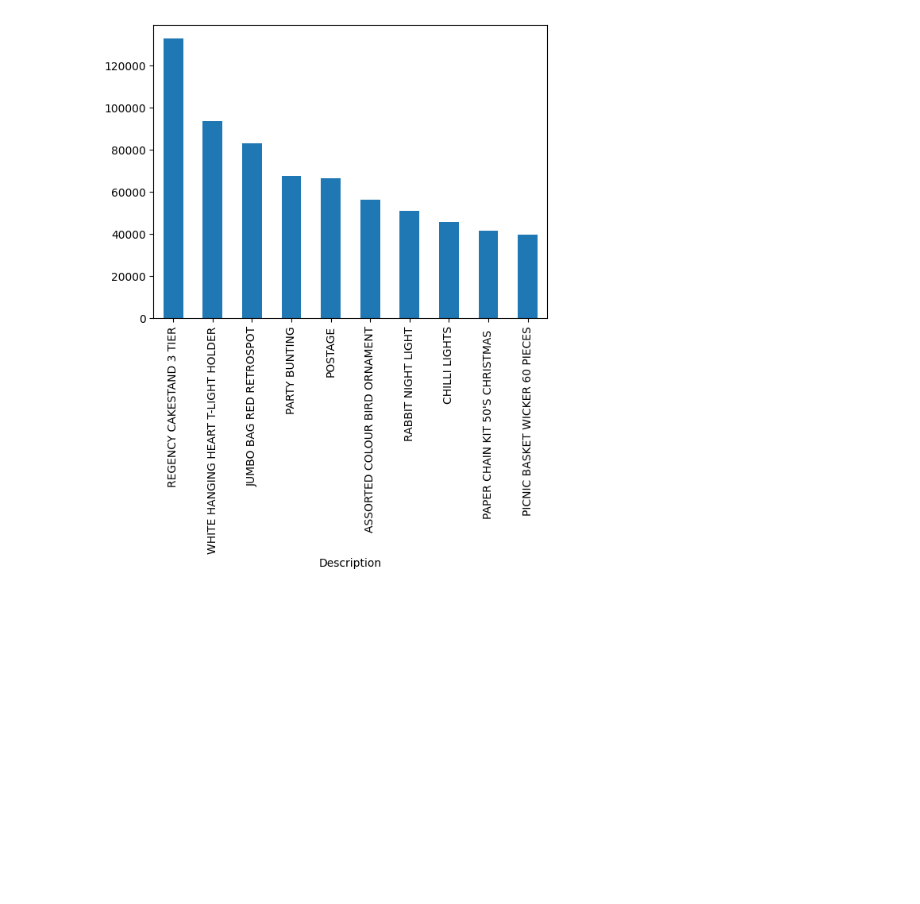
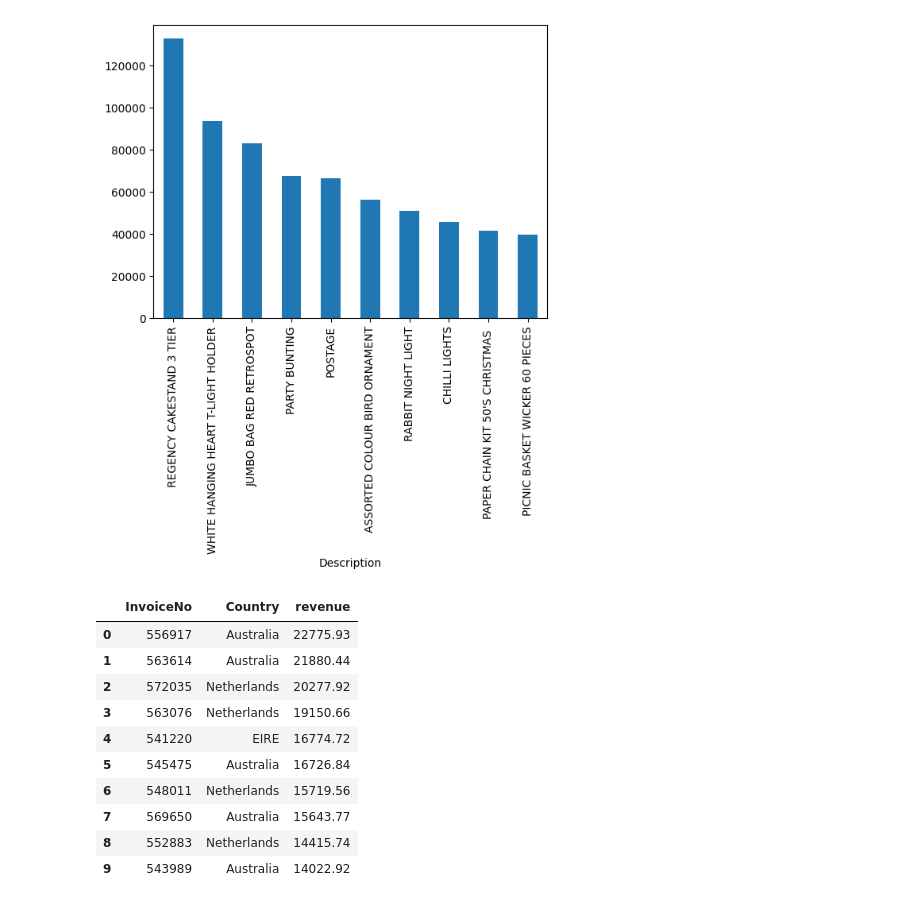
Before and after one commit to mokshithr530/bigdatacheck, a Jupyter notebook: dataset/checkdata2.ipynb, the cells around one changed output. Saved outputs shown, nothing was run; the diff lists cells and outputs as text; code cells hidden in the pictures; blank space fills up the shorter version.

```diff
--- a/dataset/checkdata2.ipynb
+++ b/dataset/checkdata2.ipynb
@@ -2,5 +2,5 @@
 # ONLINE RETAIL SMALL E COM CHECKDATA2
 # %%
 import pandas as pd
-df=pd.read_excel("C:/-----SEM4-----/projects/data eng/Online Retail.xlsx")
+df=pd.read_excel("C:/-----SEM4-----/projects/data eng/dataset/Online Retail.xlsx")
 # %%
@@ -281,3 +281,19 @@ dfcl.groupby("Description")["revenue"].sum().sort_values(ascending=False).head(1
 # %% [output]
 <Axes: xlabel='Description'>
 [figure]
+# %%
+#Which country has the highest average order value, excluding the United Kingdom?
+non_uk= dfcl.loc[dfcl["Country"] != "United Kingdom"]
+non_uk.groupby(["InvoiceNo","Country"])["revenue"].sum().sort_values(ascending=False).reset_index().head(10)
+# %% [output]
+|  | InvoiceNo | Country | revenue |
+| 0 | 556917 | Australia | 22775.93 |
+| 1 | 563614 | Australia | 21880.44 |
+| 2 | 572035 | Netherlands | 20277.92 |
+| 3 | 563076 | Netherlands | 19150.66 |
+| 4 | 541220 | EIRE | 16774.72 |
+| 5 | 545475 | Australia | 16726.84 |
+| 6 | 548011 | Netherlands | 15719.56 |
+| 7 | 569650 | Australia | 15643.77 |
+| 8 | 552883 | Netherlands | 14415.74 |
+| 9 | 543989 | Australia | 14022.92 |
```
Also changed, not shown: parts of 1 cell of this notebook, 10 other files.
